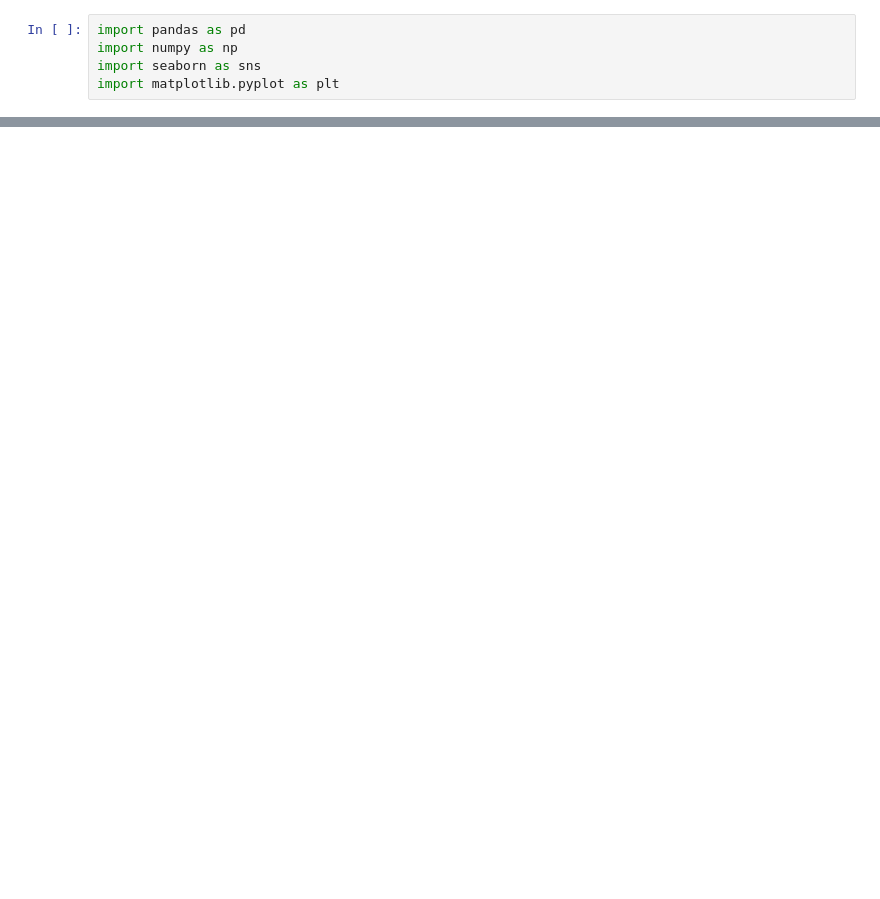
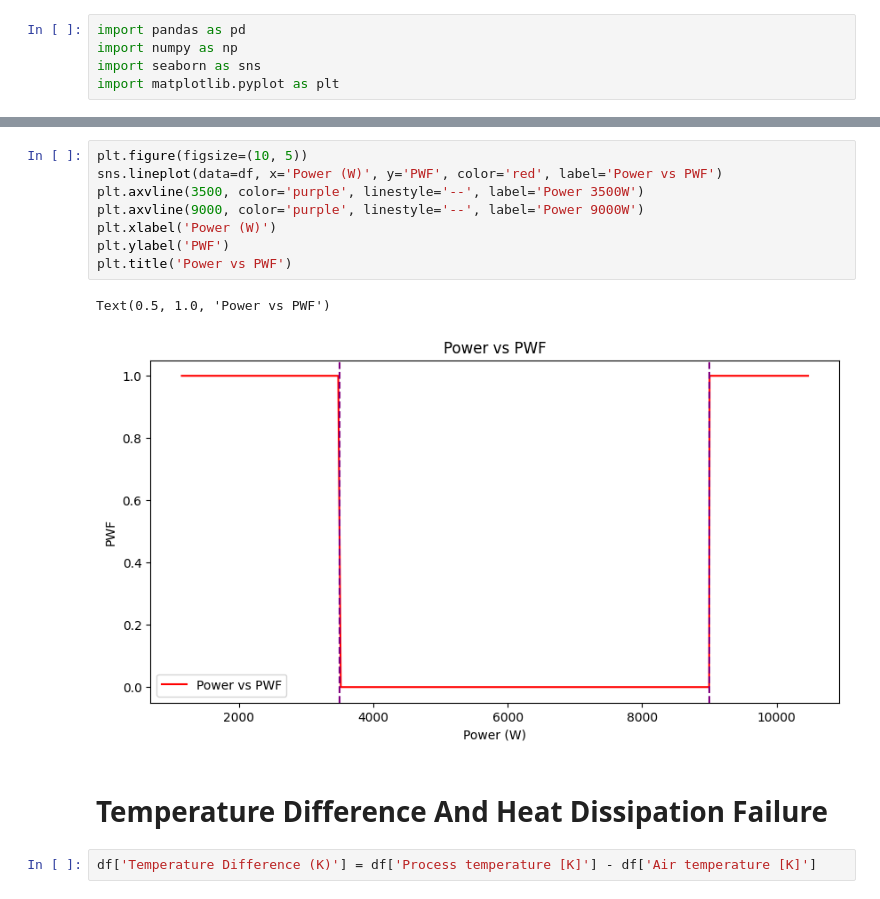
Before and after one commit to raymondsamalo/ITI113-Machine-Learning-Operations-Project, a Jupyter notebook: AI4I-2020/1.2_New_Features.ipynb, the cells around one changed output, grey strips where cells are left out. Saved outputs shown, nothing was run; the diff lists cells and outputs as text; blank space fills up the shorter version.

```diff
--- a/AI4I-2020/1.2_New_Features.ipynb
+++ b/AI4I-2020/1.2_New_Features.ipynb
@@ -30,0 +93,15 @@ shape of data (10000, 12)
+# %%
+plt.figure(figsize=(10, 5))
+sns.lineplot(data=df, x='Power (W)', y='PWF', color='red', label='Power vs PWF')
+plt.axvline(3500, color='purple', linestyle='--', label='Power 3500W')
+plt.axvline(9000, color='purple', linestyle='--', label='Power 9000W')
+plt.xlabel('Power (W)')
+plt.ylabel('PWF')
+plt.title('Power vs PWF')
+# %% [output]
+Text(0.5, 1.0, 'Power vs PWF')
+[figure, added]
+# %% [markdown]
+# Temperature Difference And Heat Dissipation Failure
+# %%
+df['Temperature Difference (K)'] = df['Process temperature [K]'] - df['Air temperature [K]']
```
Also changed, not shown: parts of 15 cells of this notebook, 3 other files.
